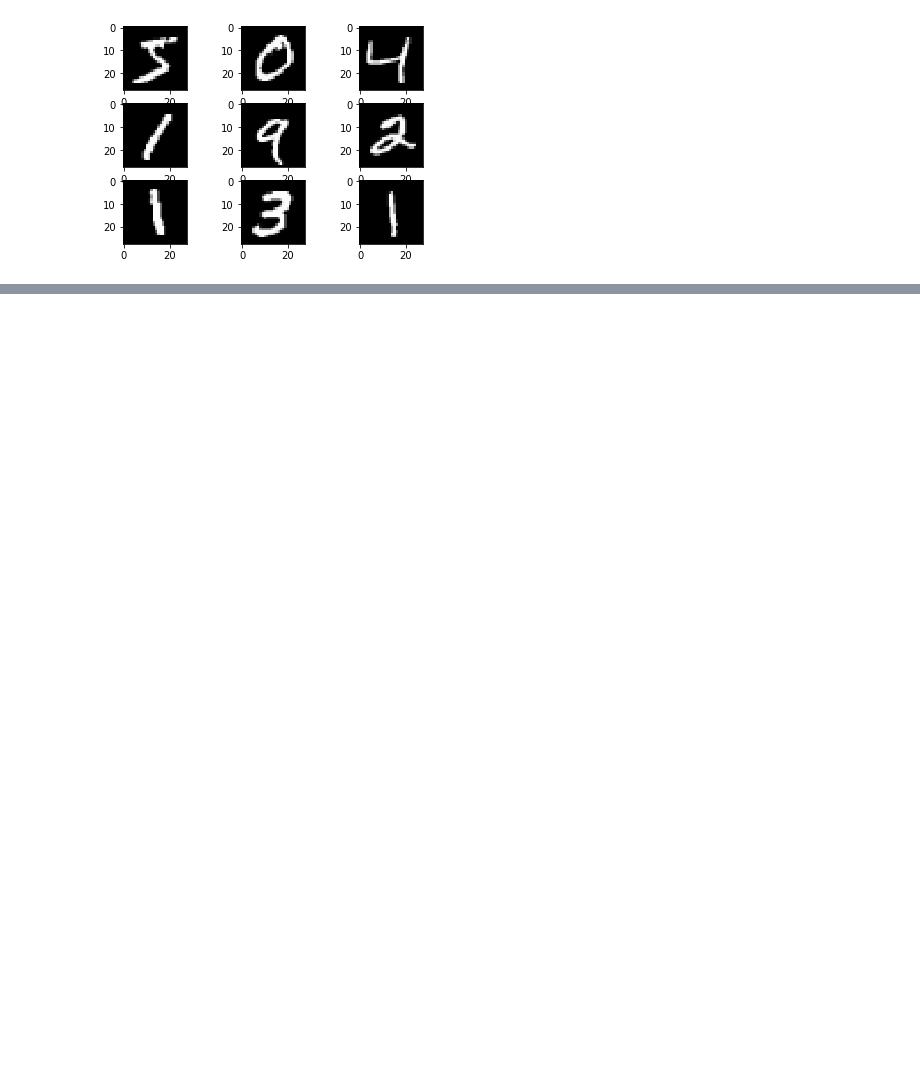
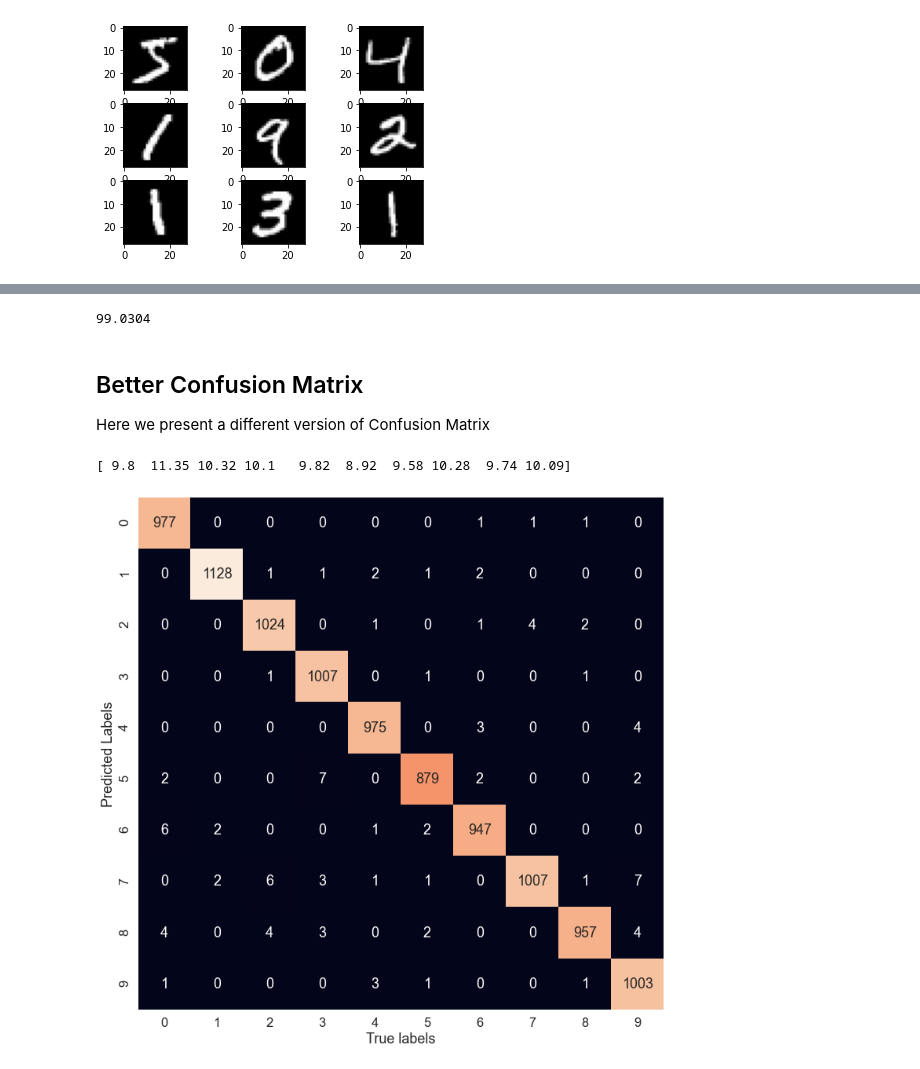
Before and after one commit to EnrAqu/MNIST-DeepLearning, a Jupyter notebook: MNIST CNN .ipynb, the cells around one changed output, grey strips where cells are left out. Saved outputs shown, nothing was run; the diff lists cells and outputs as text; code cells hidden in the pictures; blank space fills up the shorter version.

```diff
--- a/MNIST CNN .ipynb
+++ b/MNIST CNN .ipynb
@@ -143,0 +196,9 @@ print('> %.3f' % (acc * 100.0))
+# %%
+y_pred = model.predict(testX)
+matrix = confusion_matrix(testY.argmax(axis=1), y_pred.argmax(axis=1))
+# I need the total counts of each digits
+total = np.zeros(10)
+for i in testY:
+    total[i.argmax()] += 1
+results_confusion = pd.DataFrame(matrix)
+total_element_by_number = total
@@ -209,0 +266,37 @@ for i in range(10):
+# %%
+# on the db
+print(np.average(np.diag(ConfusionMatrix)))
+# %% [output]
+99.0304
+# %% [markdown]
+## Better Confusion Matrix
+
+Here we present a different version of Confusion Matrix
+# %%
+import seaborn as sns
+
+sns.set(font_scale=1.5)
+
+y_preds = model.predict(testX).argmax(axis=1)
+y_test = testY.argmax(axis=1)
+
+
+
+def plot_conf_mat(y_test, y_preds):
+    """
+    Plots a nice looking confusion matrix using Seaborn's Heatmap()
+    """
+    fig, ax = plt.subplots(figsize=(12, 12))
+    ax = sns.heatmap(confusion_matrix(y_test, y_preds),
+                     annot=True,
+                     cbar=False,
+                     fmt='g')
+    plt.xlabel("True labels")
+    plt.ylabel("Predicted Labels")
+
+plot_conf_mat(y_test, y_preds)
+
+print(total_element_by_number)
+# %% [output]
+[ 9.8  11.35 10.32 10.1   9.82  8.92  9.58 10.28  9.74 10.09]
+[figure, added]
```
Also changed, not shown: parts of 39 cells of this notebook, 5 other files.
